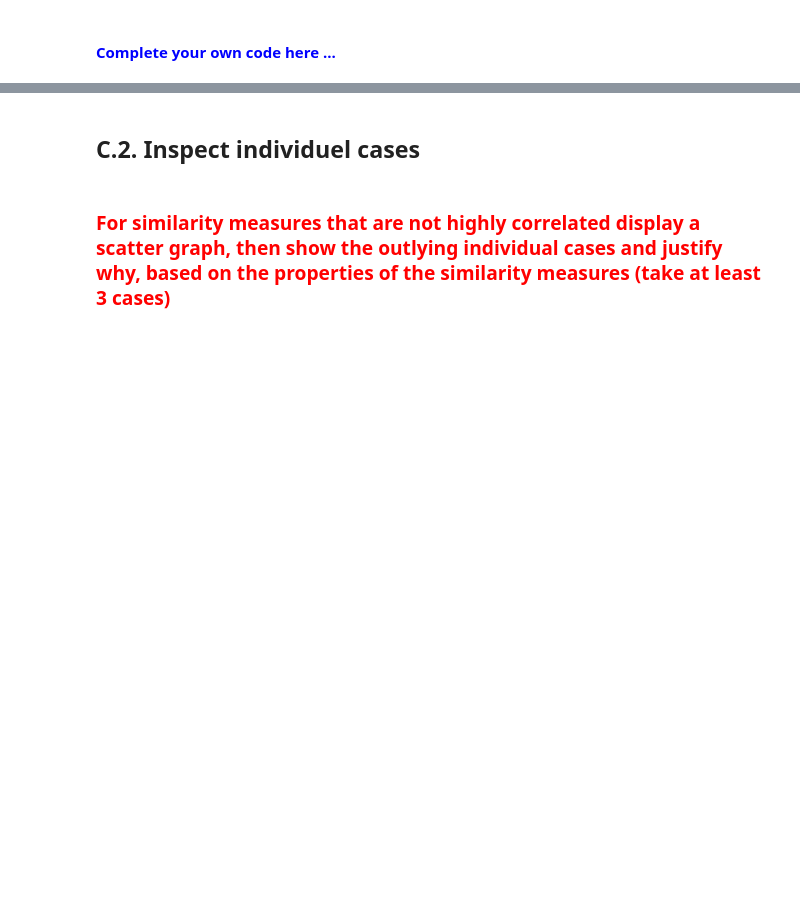
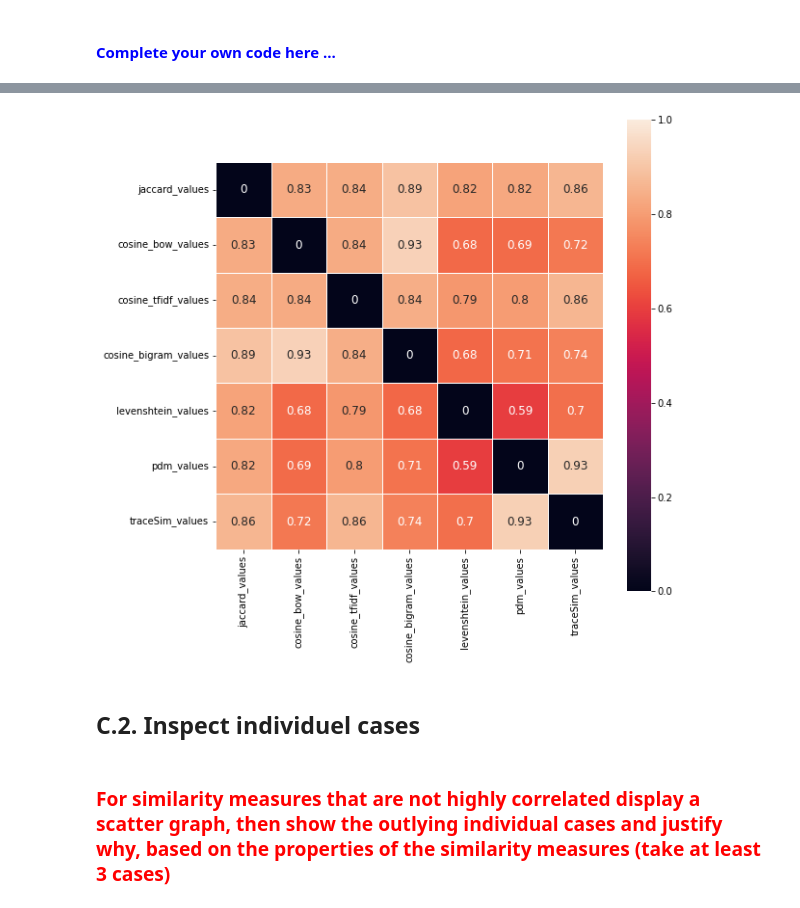
Before and after one commit to oormacheah/DataMining_Project, a Jupyter notebook: project-stack-traces_stefania.ipynb, the cells around one changed output, grey strips where cells are left out. Saved outputs shown, nothing was run; the diff lists cells and outputs as text; code cells hidden in the pictures; blank space fills up the shorter version.

Commit message:
finished correlations

```diff
--- a/project-stack-traces_stefania.ipynb
+++ b/project-stack-traces_stefania.ipynb
@@ -1537,12 +1561,14 @@ plt.show()
 # %%
 threshold = 0.5
-correlation_yourMeasure_matrix = matrix_correlation_yourMeasure(df_measures,threshold)
+correlation_spearman_matrix = matrix_correlation_spearman(df_measures,threshold)
 columns = list(df_measures.columns[2:])
 f, ax = plt.subplots(figsize=(9, 9))
-ax = sns.heatmap(correlation_yourMeasure_matrix, vmin = 0, vmax=1, linewidths=.5, square=True, annot=True, xticklabels = columns, yticklabels = columns, annot_kws={"size": 12})
+ax = sns.heatmap(correlation_spearman_matrix, vmin = 0, vmax=1, linewidths=.5, square=True, annot=True, xticklabels = columns, yticklabels = columns, annot_kws={"size": 12})
 ax.set_xticklabels(ax.get_xmajorticklabels(), fontsize = 10)
 ax.set_yticklabels(ax.get_ymajorticklabels(), fontsize = 10)
 plt.show()
+# %% [output]
+[figure, added]
 # %% [markdown]
 ## C.2. Inspect individuel cases
 # %% [markdown]
```
Also changed, not shown: parts of 10 cells of this notebook.
